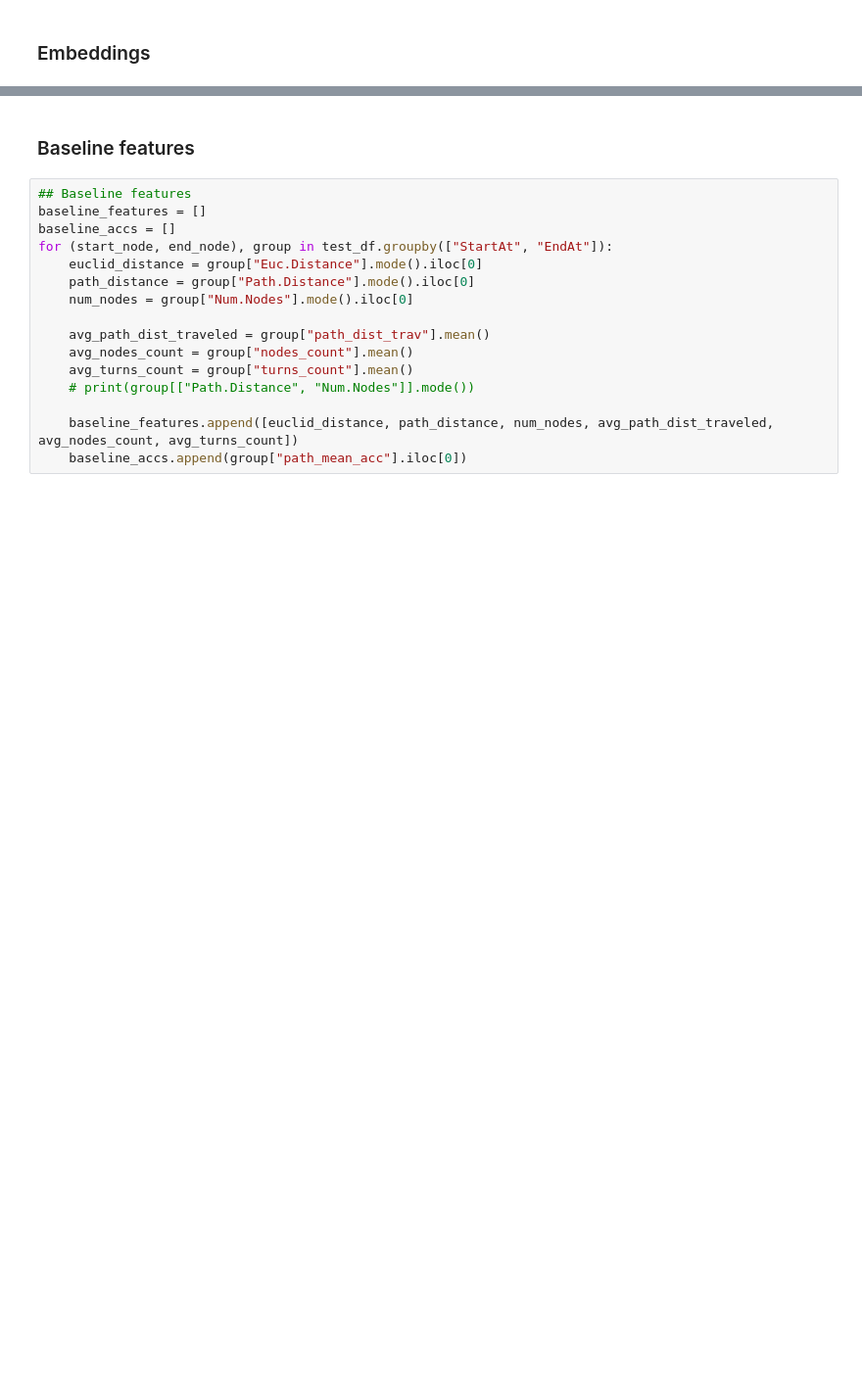
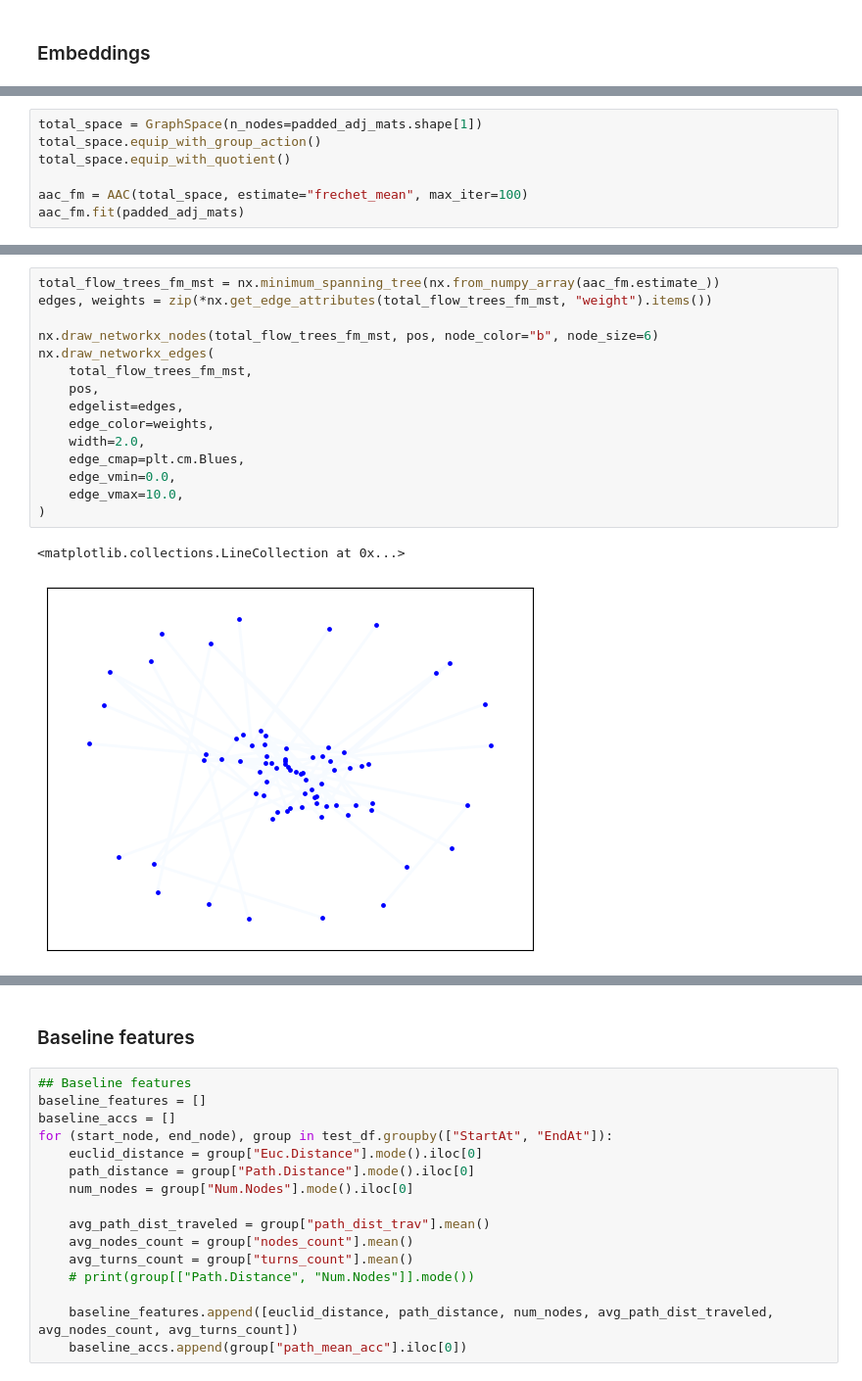
Before and after one commit to geometric-intelligence/mazedyn, a Jupyter notebook: mazedyn/test_clustering.ipynb, the cells around one changed output, grey strips where cells are left out. Shown at 98% size. Drawn from its saved outputs; the diff is of its cells as text; blank space fills up the shorter version.

```diff
--- a/mazedyn/test_clustering.ipynb
+++ b/mazedyn/test_clustering.ipynb
@@ -329,0 +427,7 @@ R-squared: 0.21
+# %%
+total_space = GraphSpace(n_nodes=padded_adj_mats.shape[1])
+total_space.equip_with_group_action()
+total_space.equip_with_quotient()
+
+aac_fm = AAC(total_space, estimate="frechet_mean", max_iter=100)
+aac_fm.fit(padded_adj_mats)
@@ -329,0 +439,18 @@ R-squared: 0.21
+# %%
+total_flow_trees_fm_mst = nx.minimum_spanning_tree(nx.from_numpy_array(aac_fm.estimate_))
+edges, weights = zip(*nx.get_edge_attributes(total_flow_trees_fm_mst, "weight").items())
+
+nx.draw_networkx_nodes(total_flow_trees_fm_mst, pos, node_color="b", node_size=6)
+nx.draw_networkx_edges(
+    total_flow_trees_fm_mst,
+    pos,
+    edgelist=edges,
+    edge_color=weights,
+    width=2.0,
+    edge_cmap=plt.cm.Blues,
+    edge_vmin=0.0,
+    edge_vmax=10.0,
+)
+# %% [output]
+<matplotlib.collections.LineCollection at 0x...>
+[figure, added]
```
Also changed, not shown: parts of 17 cells of this notebook.
